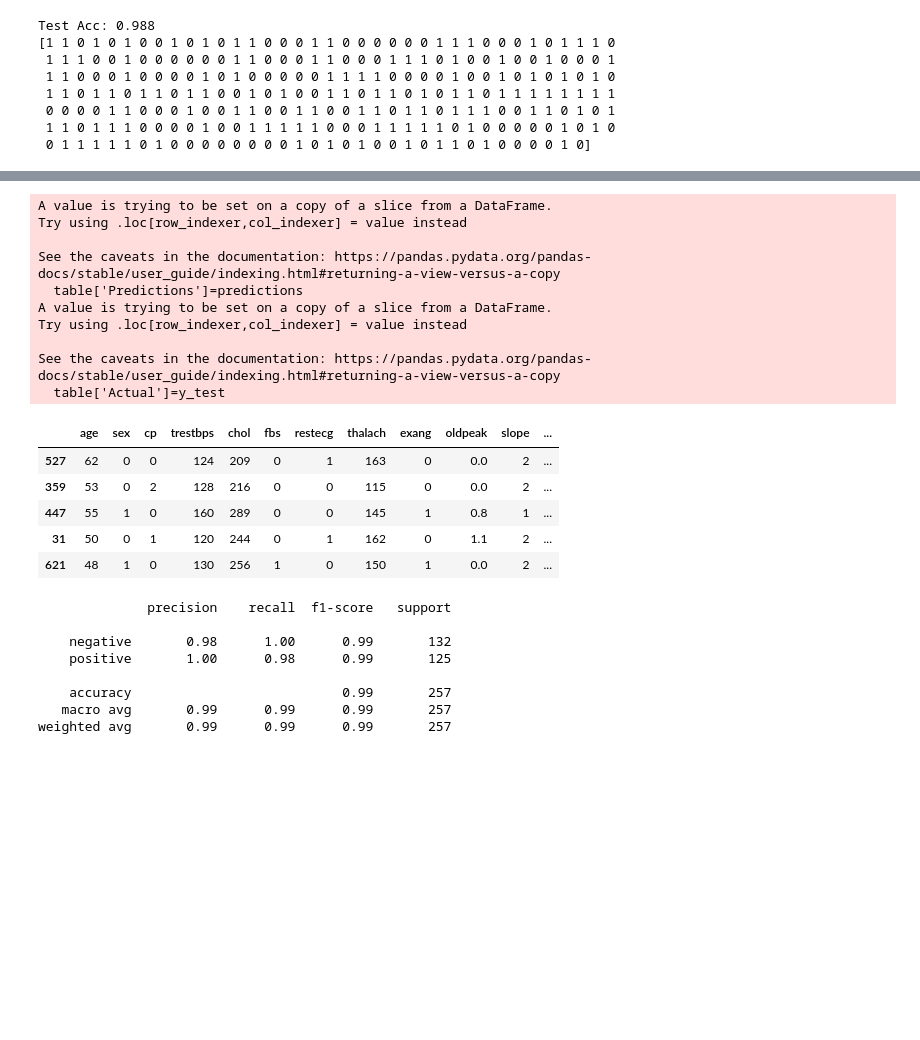
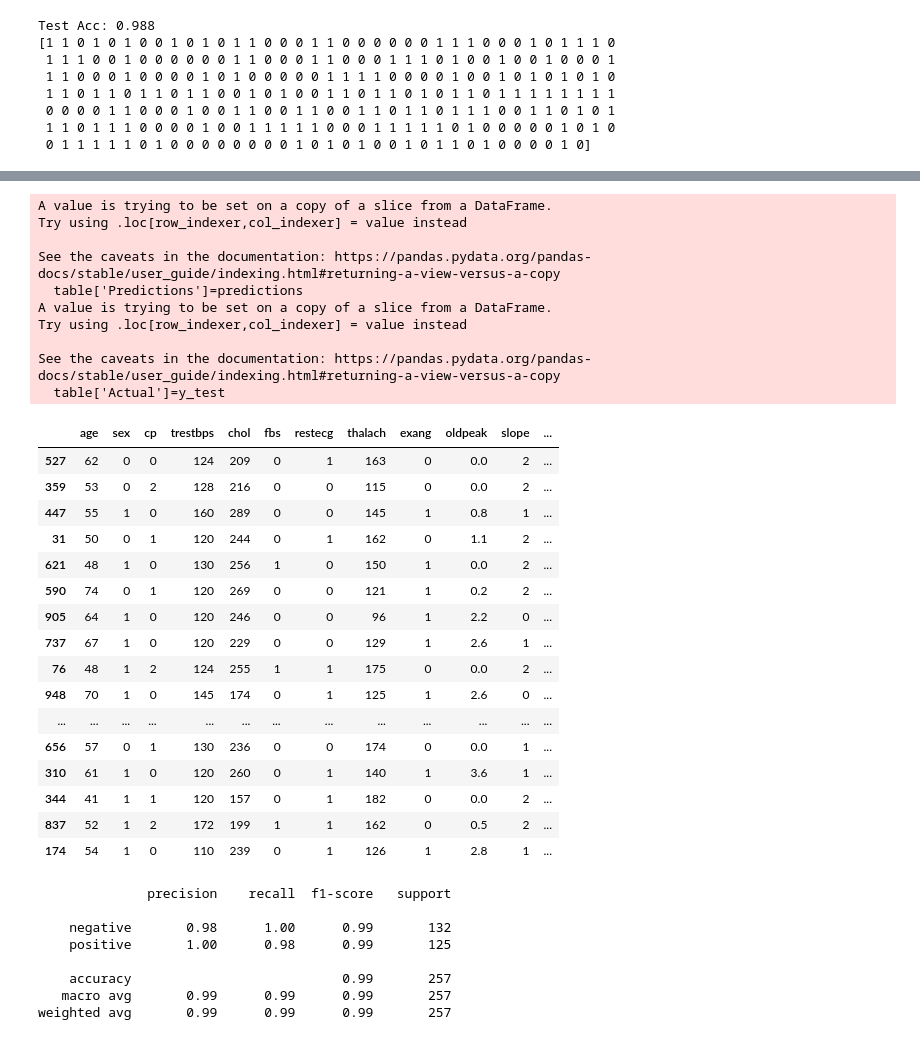
Before and after one commit to cristina0000/A_random_after_midnight_project, a Jupyter notebook: HeartCode/heart.ipynb, the cells around one changed output, grey strips where cells are left out. Cells and saved outputs as stored; diff of their text form; code cells hidden in the pictures; blank space fills up the shorter version.

```diff
--- a/HeartCode/heart.ipynb
+++ b/HeartCode/heart.ipynb
@@ -326,25 +326,36 @@ print (X_test)
 # %%
 table= X_test
 table['Predictions']=predictions
 table['Actual']=y_test
-table.head()
+table.head(20)
 # %% [output]
 A value is trying to be set on a copy of a slice from a DataFrame.
 Try using .loc[row_indexer,col_indexer] = value instead
 
 See the caveats in the documentation: https://pandas.pydata.org/pandas-docs/stable/user_guide/indexing.html#returning-a-view-versus-a-copy
   table['Predictions']=predictions
 A value is trying to be set on a copy of a slice from a DataFrame.
 Try using .loc[row_indexer,col_indexer] = value instead
 
 See the caveats in the documentation: https://pandas.pydata.org/pandas-docs/stable/user_guide/indexing.html#returning-a-view-versus-a-copy
   table['Actual']=y_test
 |  | age | sex | cp | trestbps | chol | fbs | restecg | thalach | exang | oldpeak | slope | ... |
 | 527 | 62 | 0 | 0 | 124 | 209 | 0 | 1 | 163 | 0 | 0.0 | 2 | ... |
 | 359 | 53 | 0 | 2 | 128 | 216 | 0 | 0 | 115 | 0 | 0.0 | 2 | ... |
 | 447 | 55 | 1 | 0 | 160 | 289 | 0 | 0 | 145 | 1 | 0.8 | 1 | ... |
 | 31 | 50 | 0 | 1 | 120 | 244 | 0 | 1 | 162 | 0 | 1.1 | 2 | ... |
 | 621 | 48 | 1 | 0 | 130 | 256 | 1 | 0 | 150 | 1 | 0.0 | 2 | ... |
+| 590 | 74 | 0 | 1 | 120 | 269 | 0 | 0 | 121 | 1 | 0.2 | 2 | ... |
+| 905 | 64 | 1 | 0 | 120 | 246 | 0 | 0 | 96 | 1 | 2.2 | 0 | ... |
+| 737 | 67 | 1 | 0 | 120 | 229 | 0 | 0 | 129 | 1 | 2.6 | 1 | ... |
+| 76 | 48 | 1 | 2 | 124 | 255 | 1 | 1 | 175 | 0 | 0.0 | 2 | ... |
+| 948 | 70 | 1 | 0 | 145 | 174 | 0 | 1 | 125 | 1 | 2.6 | 0 | ... |
+| ... | ... | ... | ... | ... | ... | ... | ... | ... | ... | ... | ... | ... |
+| 656 | 57 | 0 | 1 | 130 | 236 | 0 | 0 | 174 | 0 | 0.0 | 1 | ... |
+| 310 | 61 | 1 | 0 | 120 | 260 | 0 | 1 | 140 | 1 | 3.6 | 1 | ... |
+| 344 | 41 | 1 | 1 | 120 | 157 | 0 | 1 | 182 | 0 | 0.0 | 2 | ... |
+| 837 | 52 | 1 | 2 | 172 | 199 | 1 | 1 | 162 | 0 | 0.5 | 2 | ... |
+| 174 | 54 | 1 | 0 | 110 | 239 | 0 | 1 | 126 | 1 | 2.8 | 1 | ... |
 # %%
 print(classification_report(y_test, predictions,
                             target_names=target_names))
```
Also changed, not shown: parts of 2 cells of this notebook, 8 other files.
